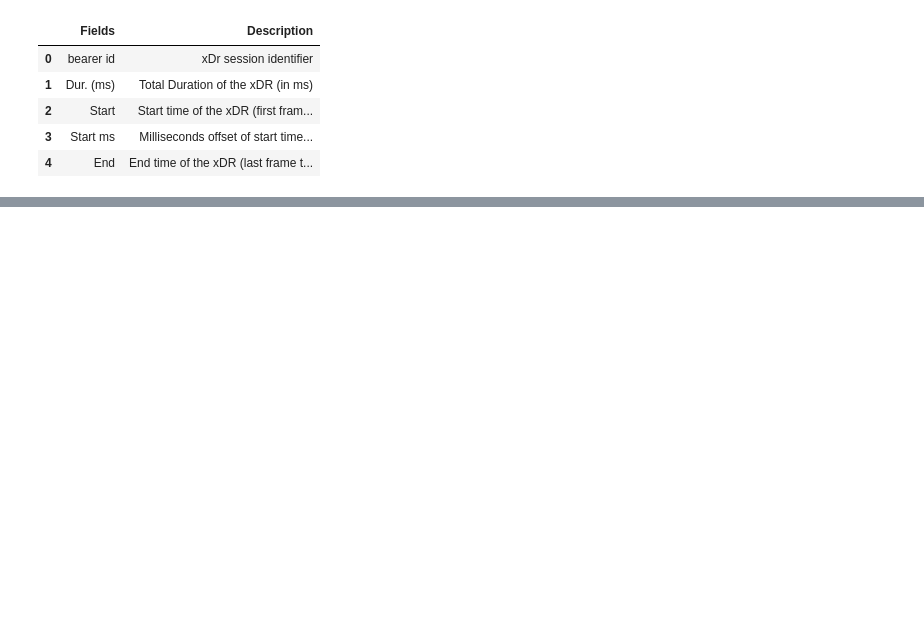
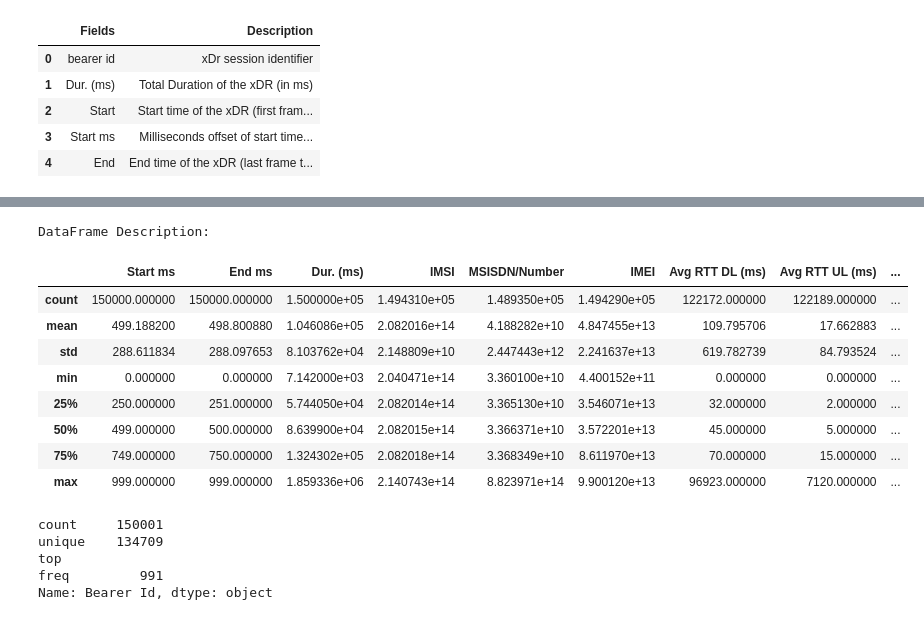
Before and after one commit to DePacifier/TeleCo-Analysis, a Jupyter notebook: notebooks/user_overview_analysis.ipynb, the cells around one changed output, grey strips where cells are left out. Saved outputs shown, nothing was run; the diff lists cells and outputs as text; code cells hidden in the pictures; blank space fills up the shorter version.

Commit message:
done initial data information exploration

```diff
--- a/notebooks/user_overview_analysis.ipynb
+++ b/notebooks/user_overview_analysis.ipynb
@@ -3,19 +6,2 @@ Loading Data First
 # %%
 import pandas as pd
-# %%
-
-def load_df_from_csv(filename:str) -> pd.DataFrame:
-    """A simple function which tries to load a dataframe from a specified .csv filename"""
-    try:
-        df = pd.read_csv(filename)
-        return df
-    except:
-        print("Error Occured:\n\tCould not find specified .csv file")
-
-def load_df_from_excel(filename:str) -> pd.DataFrame:
-    """A simple function which tries to load a dataframe from a specified .xslx filename"""
-    try:
-        df = pd.read_excel(filename, engine = 'openpyxl')
-        return df
-    except:
-        print("Error Occured:\n\tCould not find specified .xslx file")
@@ -63,0 +36,3 @@ memory usage: 62.9+ MB
+# %%
+from data_information import DataInfo
+explorer = DataInfo(telData)
@@ -63,0 +80,21 @@ memory usage: 62.9+ MB
+# %%
+explorer.get_description()
+# %% [output]
+DataFrame Description:
+|  | Start ms | End ms | Dur. (ms) | IMSI | MSISDN/Number | IMEI | Avg RTT DL (ms) | Avg RTT UL (ms) | ... |
+| count | 150000.000000 | 150000.000000 | 1.500000e+05 | 1.494310e+05 | 1.489350e+05 | 1.494290e+05 | 122172.000000 | 122189.000000 | ... |
+| mean | 499.188200 | 498.800880 | 1.046086e+05 | 2.082016e+14 | 4.188282e+10 | 4.847455e+13 | 109.795706 | 17.662883 | ... |
+| std | 288.611834 | 288.097653 | 8.103762e+04 | 2.148809e+10 | 2.447443e+12 | 2.241637e+13 | 619.782739 | 84.793524 | ... |
+| min | 0.000000 | 0.000000 | 7.142000e+03 | 2.040471e+14 | 3.360100e+10 | 4.400152e+11 | 0.000000 | 0.000000 | ... |
+| 25% | 250.000000 | 251.000000 | 5.744050e+04 | 2.082014e+14 | 3.365130e+10 | 3.546071e+13 | 32.000000 | 2.000000 | ... |
+| 50% | 499.000000 | 500.000000 | 8.639900e+04 | 2.082015e+14 | 3.366371e+10 | 3.572201e+13 | 45.000000 | 5.000000 | ... |
+| 75% | 749.000000 | 750.000000 | 1.324302e+05 | 2.082018e+14 | 3.368349e+10 | 8.611970e+13 | 70.000000 | 15.000000 | ... |
+| max | 999.000000 | 999.000000 | 1.859336e+06 | 2.140743e+14 | 8.823971e+14 | 9.900120e+13 | 96923.000000 | 7120.000000 | ... |
+# %%
+explorer.get_column_description('Bearer Id')
+# %% [output]
+count     150001
+unique    134709
+top
+freq         991
+Name: Bearer Id, dtype: object
```
Also changed, not shown: parts of 15 cells of this notebook, 1 other file.
